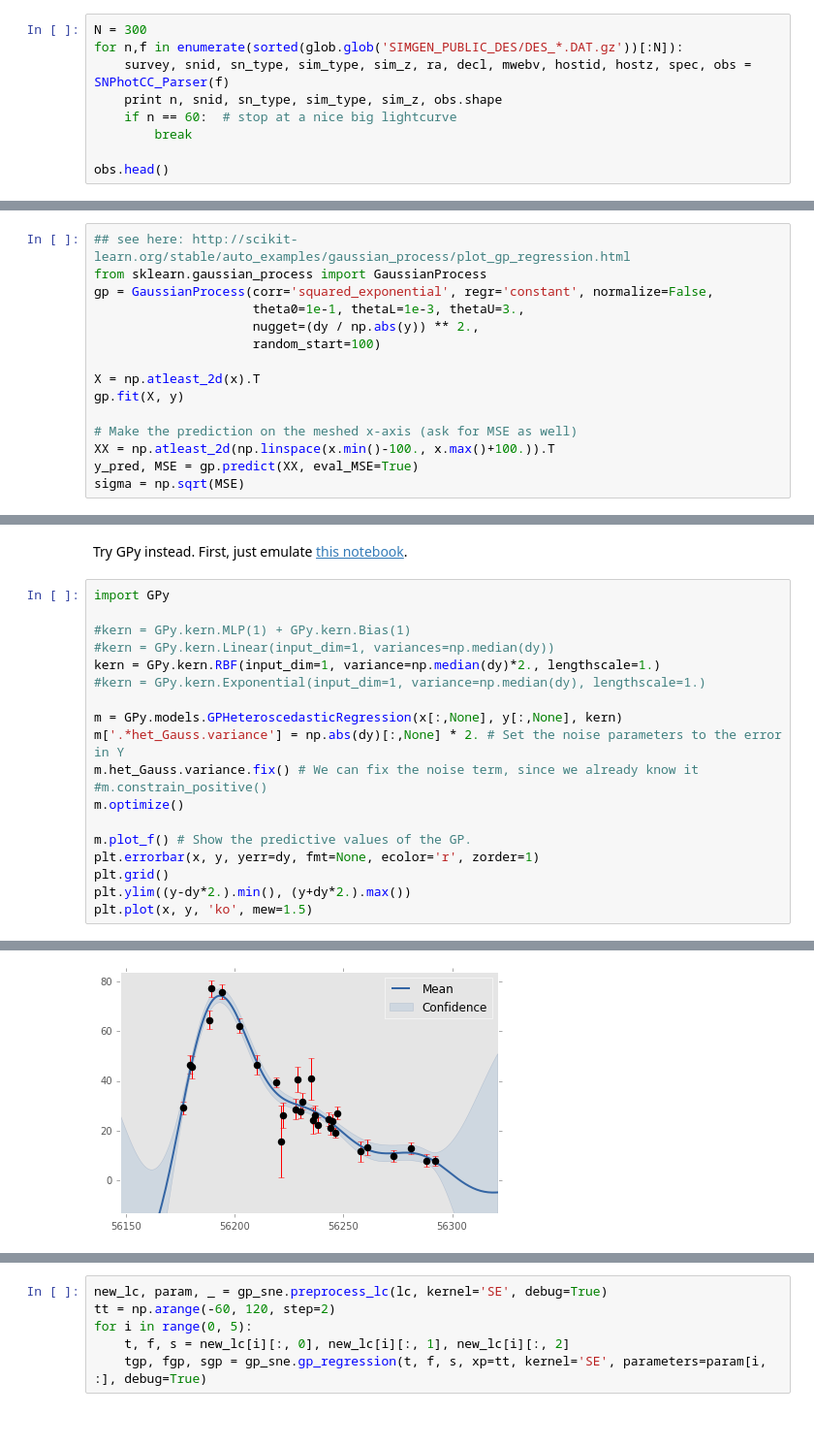
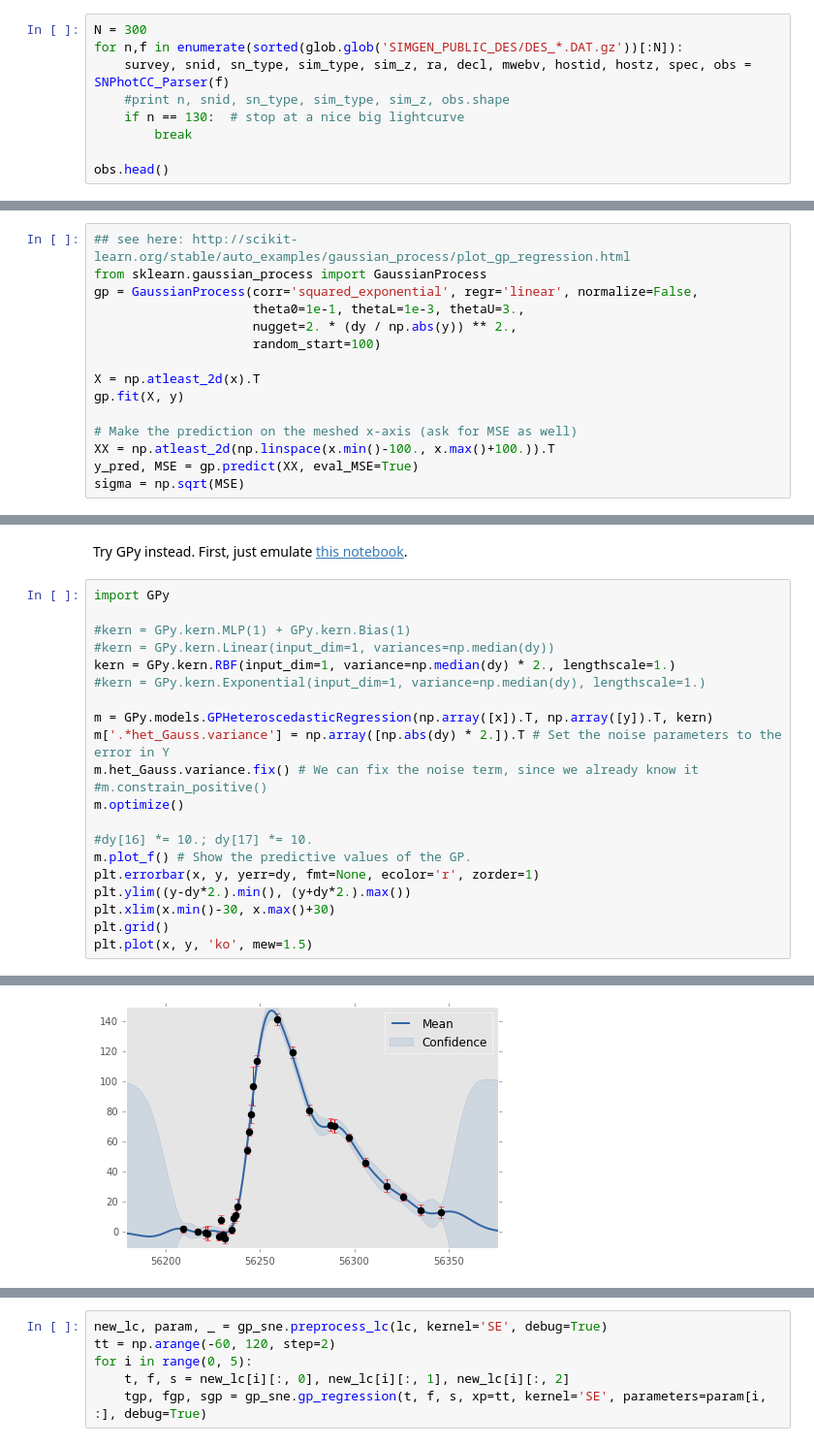
Before and after one commit to djreiss/SNclass, a Jupyter notebook: SNclass-Copy1.ipynb, the cells around one changed output, grey strips where cells are left out. Shown at 97% size. Cells and saved outputs as stored; diff of their text form.

```diff
--- a/SNclass-Copy1.ipynb
+++ b/SNclass-Copy1.ipynb
@@ -81,8 +81,8 @@ def SNPhotCC_Parser(filename):
 N = 300
 for n,f in enumerate(sorted(glob.glob('SIMGEN_PUBLIC_DES/DES_*.DAT.gz'))[:N]):
     survey, snid, sn_type, sim_type, sim_z, ra, decl, mwebv, hostid, hostz, spec, obs = SNPhotCC_Parser(f)
-    print n, snid, sn_type, sim_type, sim_z, obs.shape
-    if n == 60:  # stop at a nice big lightcurve
+    #print n, snid, sn_type, sim_type, sim_z, obs.shape
+    if n == 130:  # stop at a nice big lightcurve
         break
 
 obs.head()
@@ -142,9 +125,9 @@ print dy
 # %%
 ## see here: http://scikit-learn.org/stable/auto_examples/gaussian_process/plot_gp_regression.html
 from sklearn.gaussian_process import GaussianProcess
-gp = GaussianProcess(corr='squared_exponential', regr='constant', normalize=False,
+gp = GaussianProcess(corr='squared_exponential', regr='linear', normalize=False,
                      theta0=1e-1, thetaL=1e-3, thetaU=3.,
-                     nugget=(dy / np.abs(y)) ** 2.,
+                     nugget=2. * (dy / np.abs(y)) ** 2.,
                      random_start=100)
 
 X = np.atleast_2d(x).T
@@ -178,22 +164,24 @@ Try GPy instead. First, just emulate [this notebook](http://nbviewer.jupyter.org
 # %%
 import GPy
 
 #kern = GPy.kern.MLP(1) + GPy.kern.Bias(1)
 #kern = GPy.kern.Linear(input_dim=1, variances=np.median(dy))
-kern = GPy.kern.RBF(input_dim=1, variance=np.median(dy)*2., lengthscale=1.)
+kern = GPy.kern.RBF(input_dim=1, variance=np.median(dy) * 2., lengthscale=1.)
 #kern = GPy.kern.Exponential(input_dim=1, variance=np.median(dy), lengthscale=1.)
 
-m = GPy.models.GPHeteroscedasticRegression(x[:,None], y[:,None], kern)
-m['.*het_Gauss.variance'] = np.abs(dy)[:,None] * 2. # Set the noise parameters to the error in Y
+m = GPy.models.GPHeteroscedasticRegression(np.array([x]).T, np.array([y]).T, kern)
+m['.*het_Gauss.variance'] = np.array([np.abs(dy) * 2.]).T # Set the noise parameters to the error in Y
 m.het_Gauss.variance.fix() # We can fix the noise term, since we already know it
 #m.constrain_positive()
 m.optimize()
 
+#dy[16] *= 10.; dy[17] *= 10.
 m.plot_f() # Show the predictive values of the GP.
 plt.errorbar(x, y, yerr=dy, fmt=None, ecolor='r', zorder=1)
+plt.ylim((y-dy*2.).min(), (y+dy*2.).max())
+plt.xlim(x.min()-30, x.max()+30)
 plt.grid()
-plt.ylim((y-dy*2.).min(), (y+dy*2.).max())
 plt.plot(x, y, 'ko', mew=1.5)
 # %% [output]
 [<matplotlib.lines.Line2D at 0x...>]
-[figure, old version]
+[figure, new version]
```
Also changed, not shown: parts of 8 cells of this notebook.
